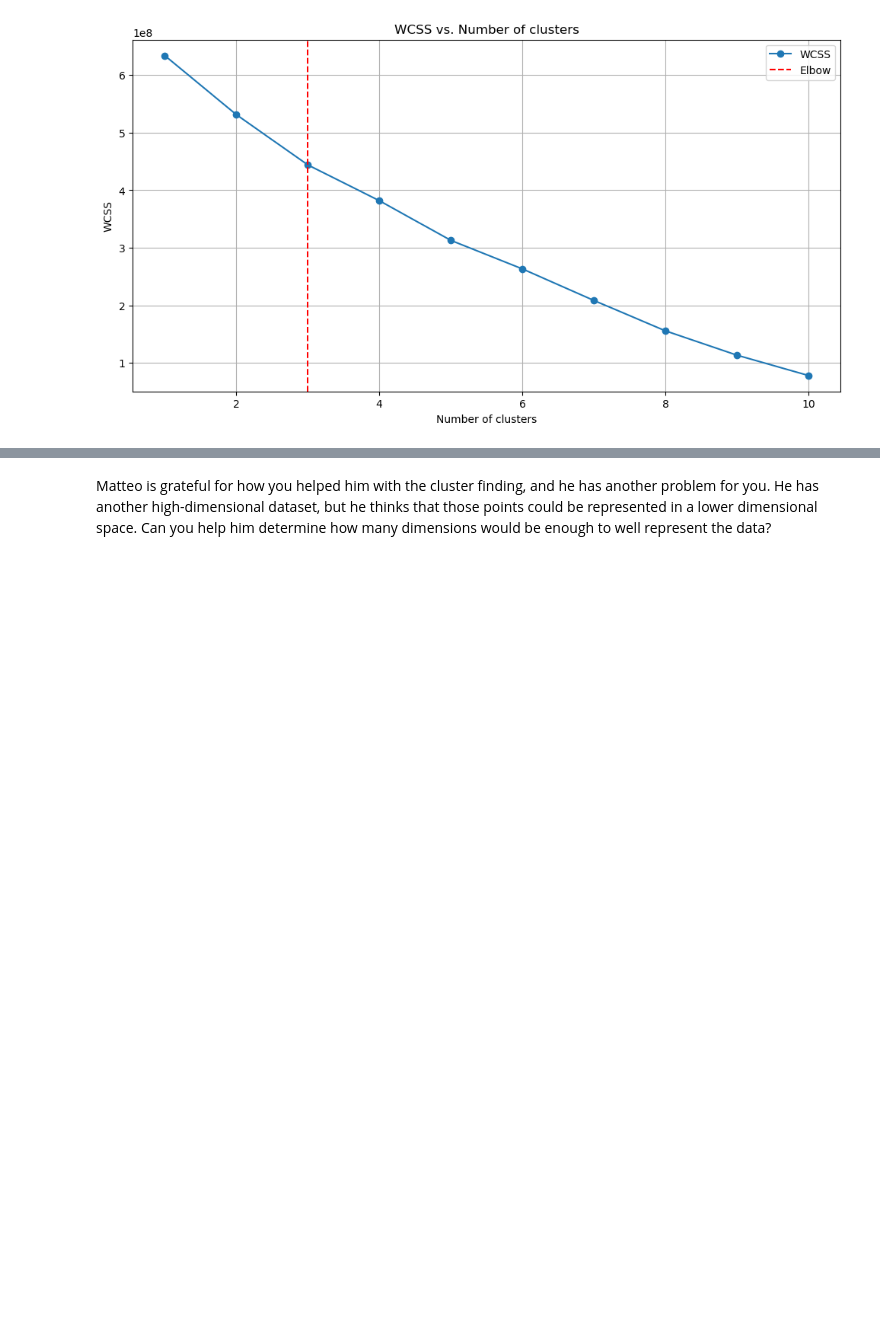
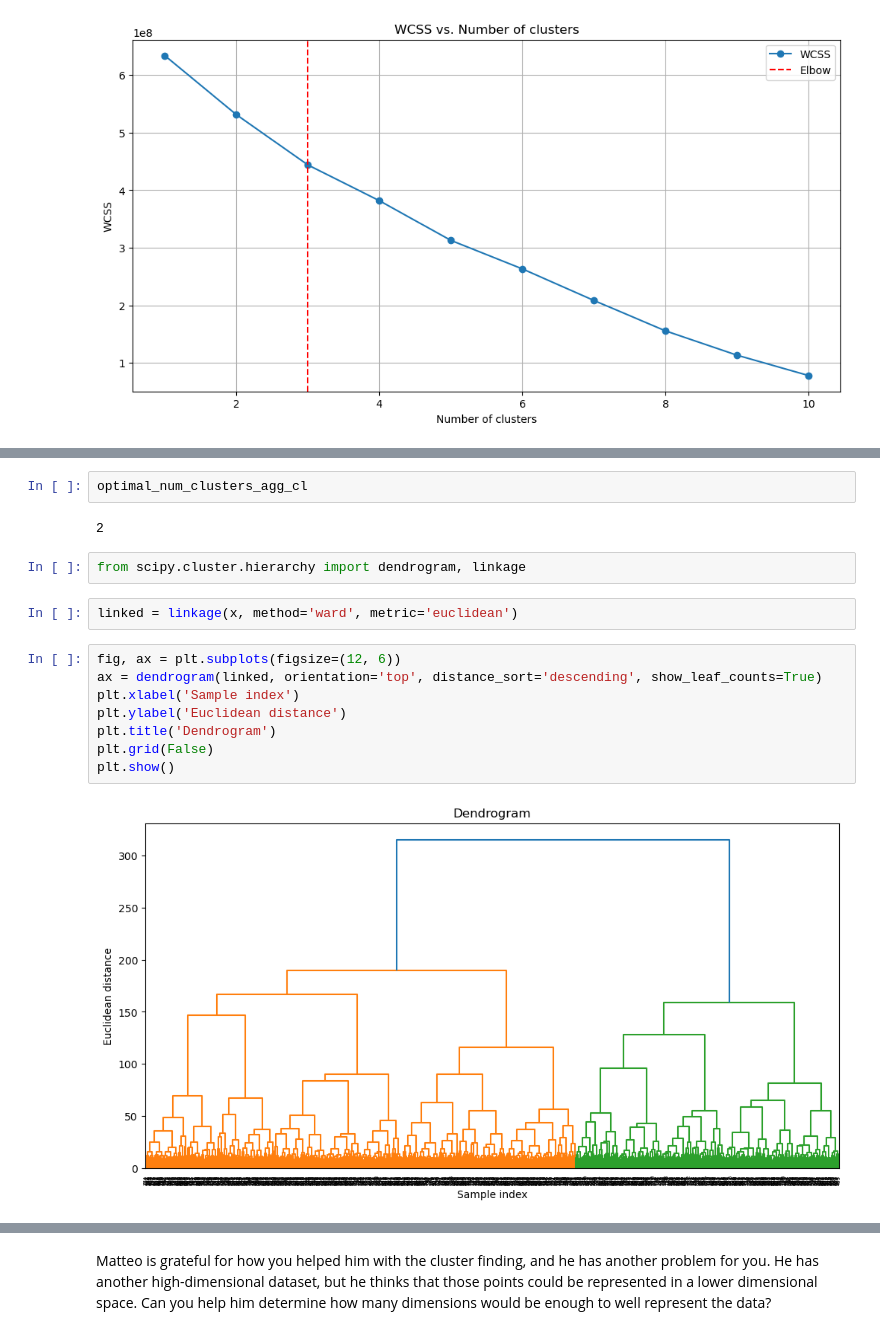
Before and after one commit to TeoAle/Giskard-assignment, a Jupyter notebook: DS_R&D_Assignment.ipynb, the cells around one changed output, grey strips where cells are left out. Drawn from its saved outputs; the diff is of its cells as text; blank space fills up the shorter version.

```diff
--- a/DS_R&D_Assignment.ipynb
+++ b/DS_R&D_Assignment.ipynb
@@ -113,0 +138,18 @@ It looks like there are 3 clusters.
+# %%
+optimal_num_clusters_agg_cl
+# %% [output]
+2
+# %%
+from scipy.cluster.hierarchy import dendrogram, linkage
+# %%
+linked = linkage(x, method='ward', metric='euclidean')
+# %%
+fig, ax = plt.subplots(figsize=(12, 6))
+ax = dendrogram(linked, orientation='top', distance_sort='descending', show_leaf_counts=True)
+plt.xlabel('Sample index')
+plt.ylabel('Euclidean distance')
+plt.title('Dendrogram')
+plt.grid(False)
+plt.show()
+# %% [output]
+[figure, added]
```
Also changed, not shown: parts of 12 cells of this notebook.
